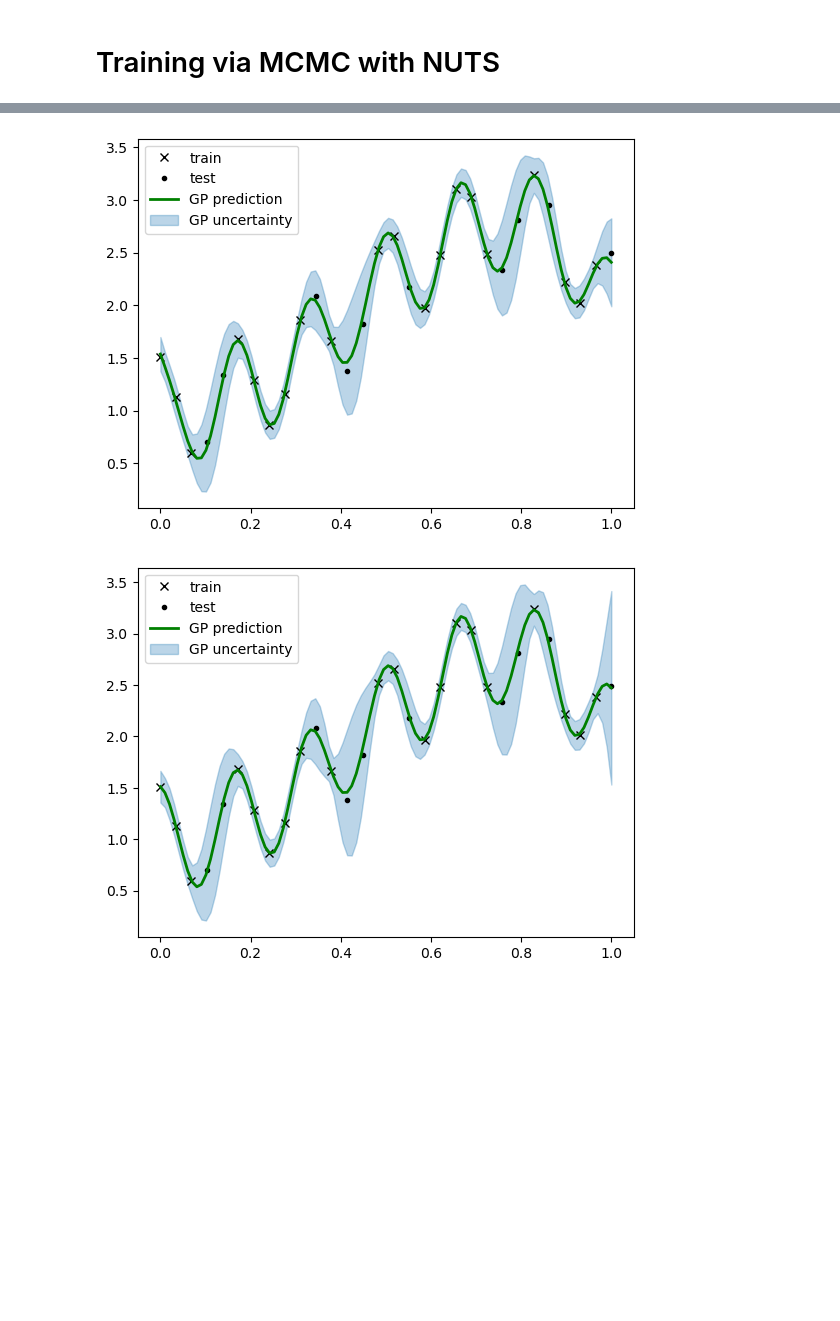
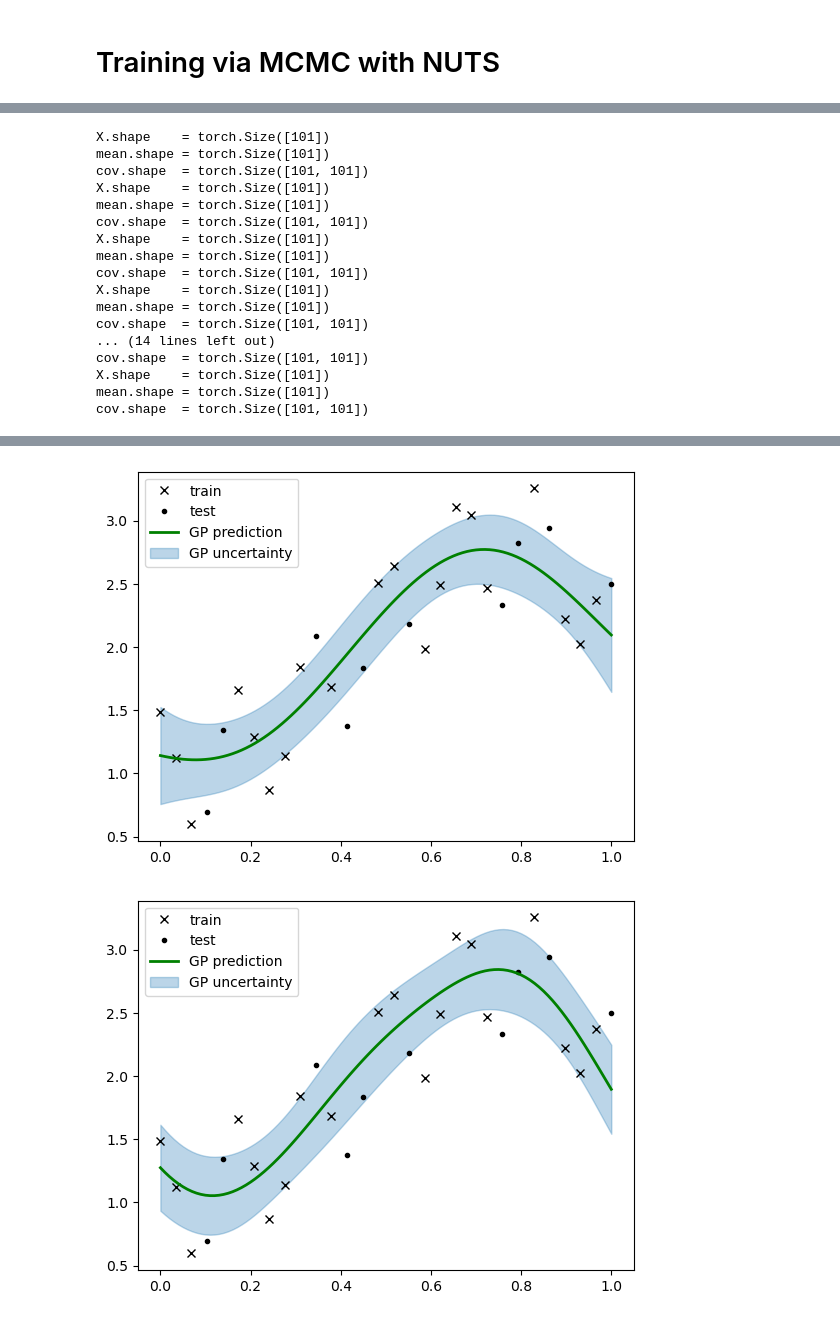
Before and after one commit to joshniemela/ProbabilisticML, a Jupyter notebook: exam/src/gp.ipynb, the cells around one changed output, grey strips where cells are left out. Saved outputs shown, nothing was run; the diff lists cells and outputs as text; code cells hidden in the pictures; blank space fills up the shorter version.

Commit message:
Plot samples of f|X,q^

```diff
--- a/exam/src/gp.ipynb
+++ b/exam/src/gp.ipynb
@@ -128,3 +120,19 @@ def plot_predictions(ax, X, mean, cov):
+# %%
+def plot_predictions(ax, X_train, y_train, X_test, y_test, X, mean, cov):
+    plot_data(
+        ax=ax,
+        X_train=X_train, y_train=y_train,
+        X_test=X_test, y_test=y_test,
+        plot_g=False,
+    )
+    plot_gaussian(
+        ax=ax,
+        X=X,
+        mean=mean,
+        cov=cov,
+        mean_label="GP prediction",
+        sd_label="GP uncertainty",
+    )
 # %%
 def plot_loss(ax, loss):
     ax.plot(loss)
@@ -205,22 +250,8 @@ model = Model()
 # %%
-pyro.clear_param_store()
-
 # Hyper-parameters for learning
 warmup_steps = 1000 if not testing else 10
 num_samples = 1000 if not testing else 10
-num_chains = 5
+num_chains = 5 if not testing else 3
 
-nuts_kernel = NUTS(
-    model=model,
-    jit_compile=True,
-)
-mcmc = MCMC(
-    nuts_kernel,
-    num_samples=warmup_steps,
-    warmup_steps=num_samples,
-    num_chains=num_chains,
-)
-mcmc.run(X_train, y_train)
+model = Model()
+posterior_params, idata = train_nuts(model, X_train, y_train, warmup_steps, num_samples, num_chains)
-# %%
-samples = mcmc.get_samples()
-posterior_params = [samples[param] for param in params]
@@ -252,15 +285,32 @@ mean_preds, cov_preds = torch.vmap(
     )
 )(*posterior_params)
 
-idx = np.random.randint(0, num_samples*num_chains, 10)
+idx = torch.randint(num_samples*num_chains, size=(10,))
 for i in range(10):
     j = idx[i]
     fig, ax = plt.subplots()
-    plot_data(
+    plot_predictions(
         ax=ax,
         X_train=X_train, y_train=y_train,
         X_test=X_test, y_test=y_test,
-        plot_g=False,
+        X=x_axis, mean=mean_preds[j], cov=cov_preds[j],
     )
-    plot_predictions(ax=ax, X=x_axis, mean=mean_preds[j], cov=cov_preds[j])
+    ax.legend()
 # %% [output]
+X.shape    = torch.Size([101])
+mean.shape = torch.Size([101])
+cov.shape  = torch.Size([101, 101])
+X.shape    = torch.Size([101])
+mean.shape = torch.Size([101])
+cov.shape  = torch.Size([101, 101])
+X.shape    = torch.Size([101])
+mean.shape = torch.Size([101])
+cov.shape  = torch.Size([101, 101])
+X.shape    = torch.Size([101])
+mean.shape = torch.Size([101])
+cov.shape  = torch.Size([101, 101])
+... (14 lines left out)
+cov.shape  = torch.Size([101, 101])
+X.shape    = torch.Size([101])
+mean.shape = torch.Size([101])
+cov.shape  = torch.Size([101, 101])
@@ -268,2 +318,2 @@ for i in range(10):
-[figure, old version]
+[figure, new version]
-[figure, old version]
+[figure, new version]
```
Also changed, not shown: parts of 27 cells of this notebook.
